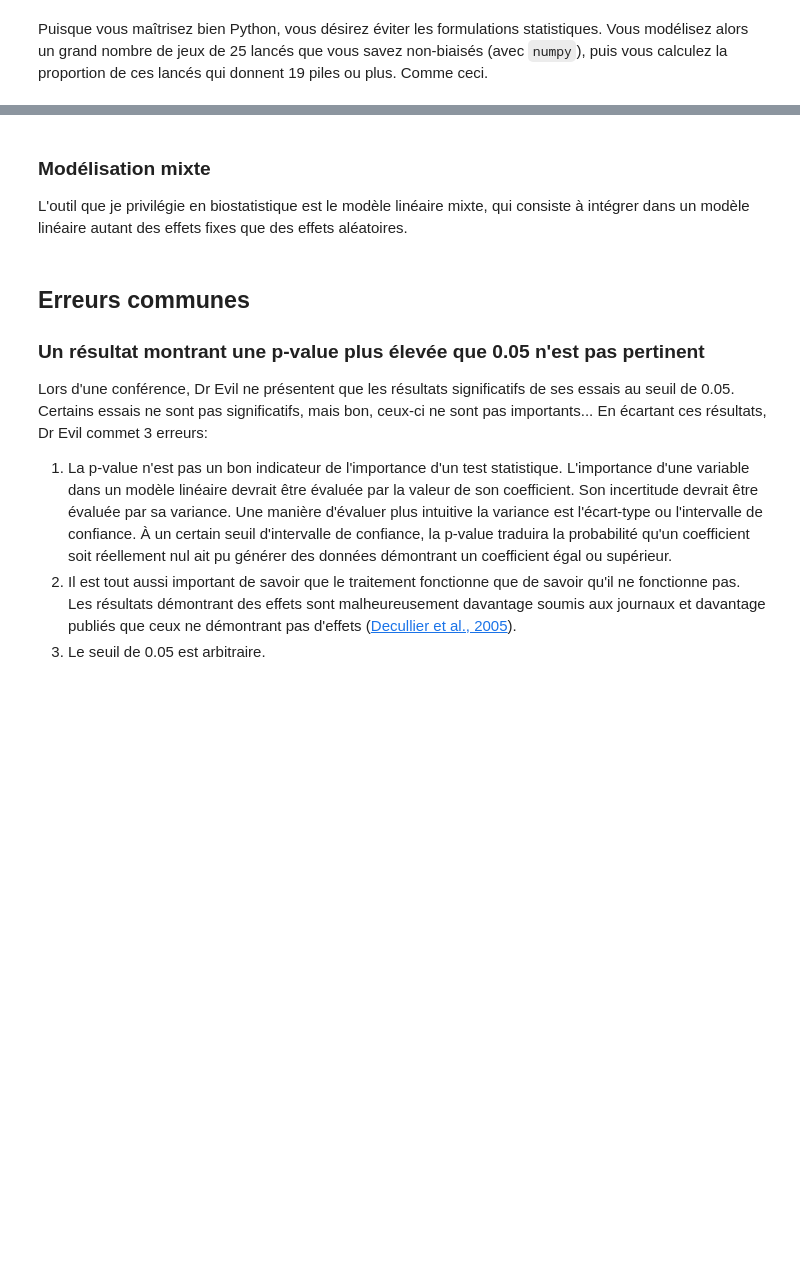
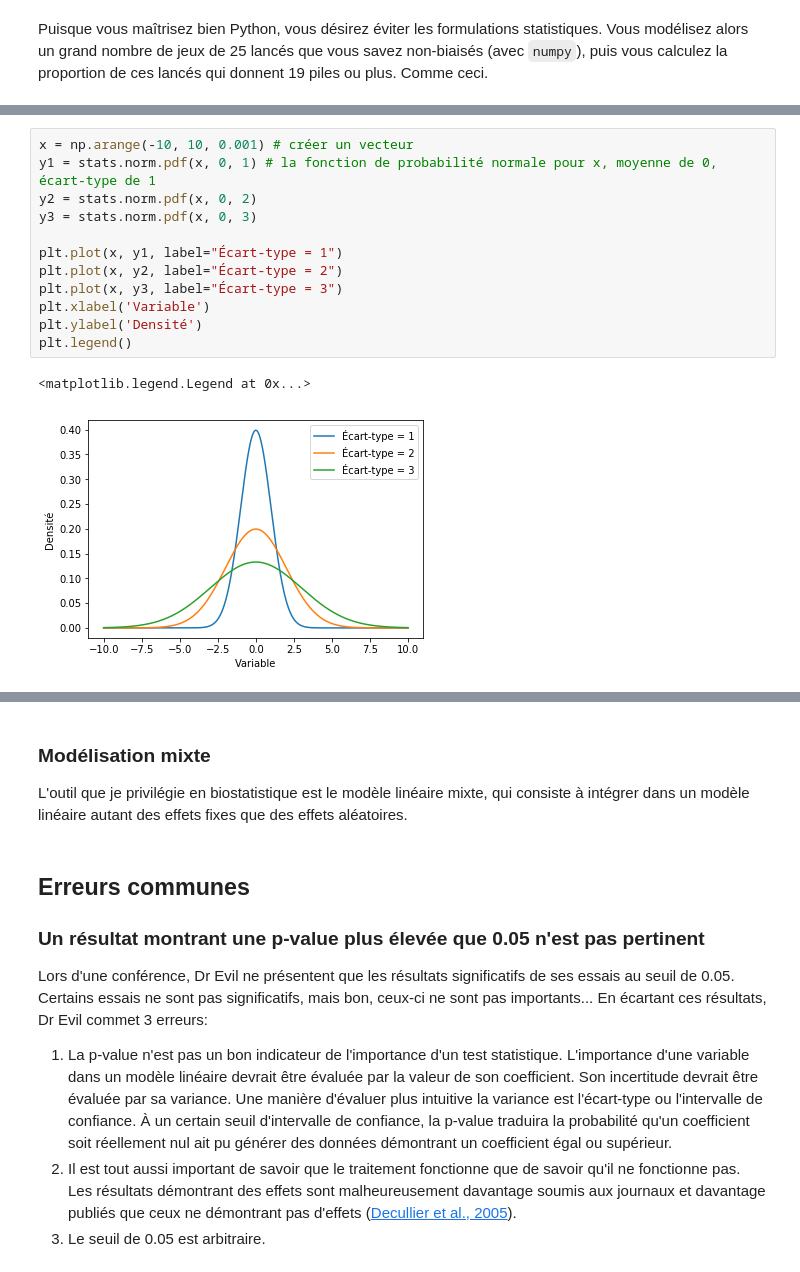
Before and after one commit to essicolo/ecologie-mathematique-Py, a Jupyter notebook: 05_Stats/5_statistics.ipynb, the cells around one changed output, grey strips where cells are left out. Cells and saved outputs as stored; diff of their text form; blank space fills up the shorter version.

```diff
--- a/05_Stats/5_statistics.ipynb
+++ b/05_Stats/5_statistics.ipynb
@@ -125,0 +243,15 @@ Pour les distributions mesures exclusivement positives (comme le poids ou la tai
+# %%
+x = np.arange(-10, 10, 0.001) # créer un vecteur
+y1 = stats.norm.pdf(x, 0, 1) # la fonction de probabilité normale pour x, moyenne de 0, écart-type de 1
+y2 = stats.norm.pdf(x, 0, 2)
+y3 = stats.norm.pdf(x, 0, 3)
+
+plt.plot(x, y1, label="Écart-type = 1")
+plt.plot(x, y2, label="Écart-type = 2")
+plt.plot(x, y3, label="Écart-type = 3")
+plt.xlabel('Variable')
+plt.ylabel('Densité')
+plt.legend()
+# %% [output]
+<matplotlib.legend.Legend at 0x...>
+[figure, added]
```
Also changed, not shown: parts of 33 cells of this notebook.
